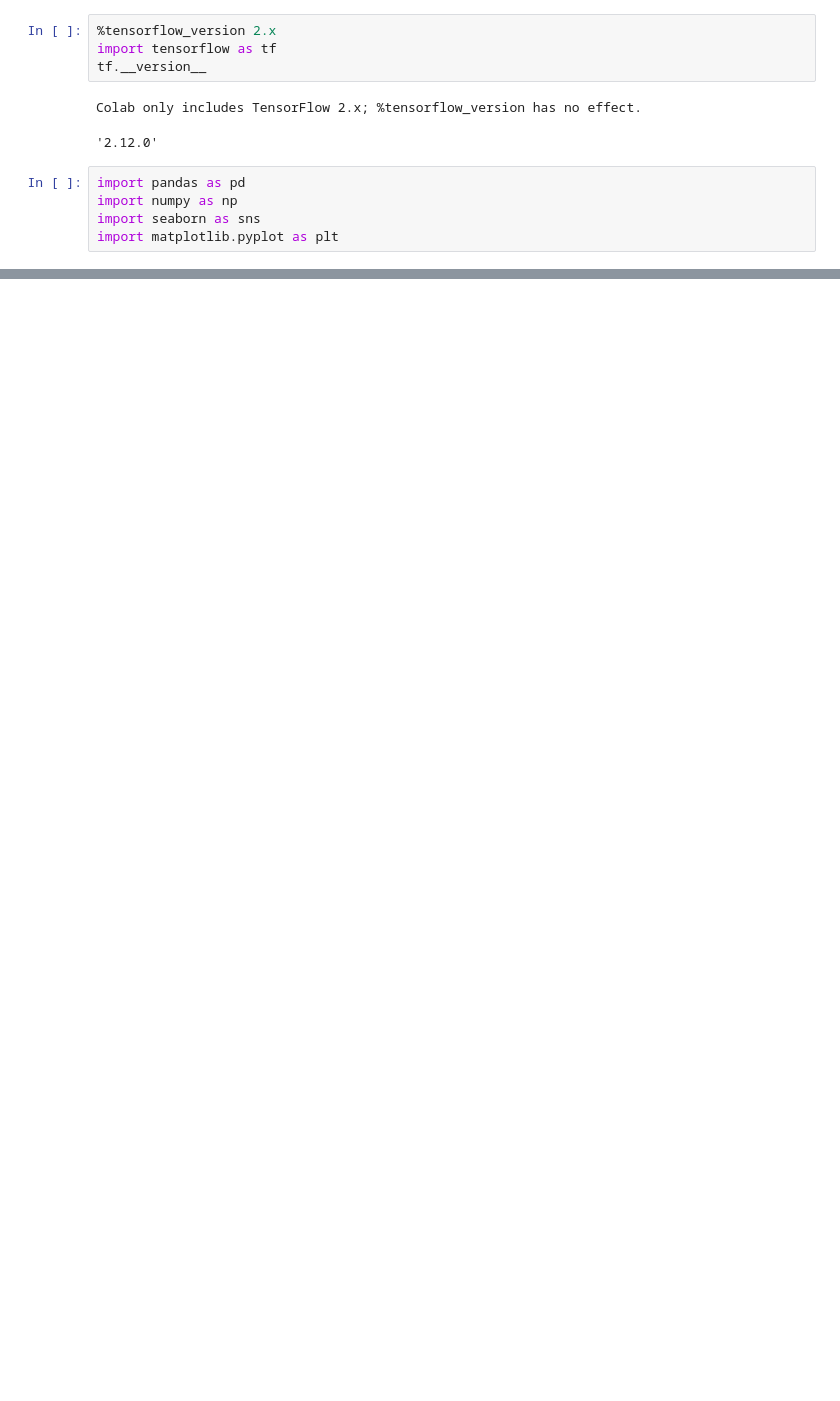
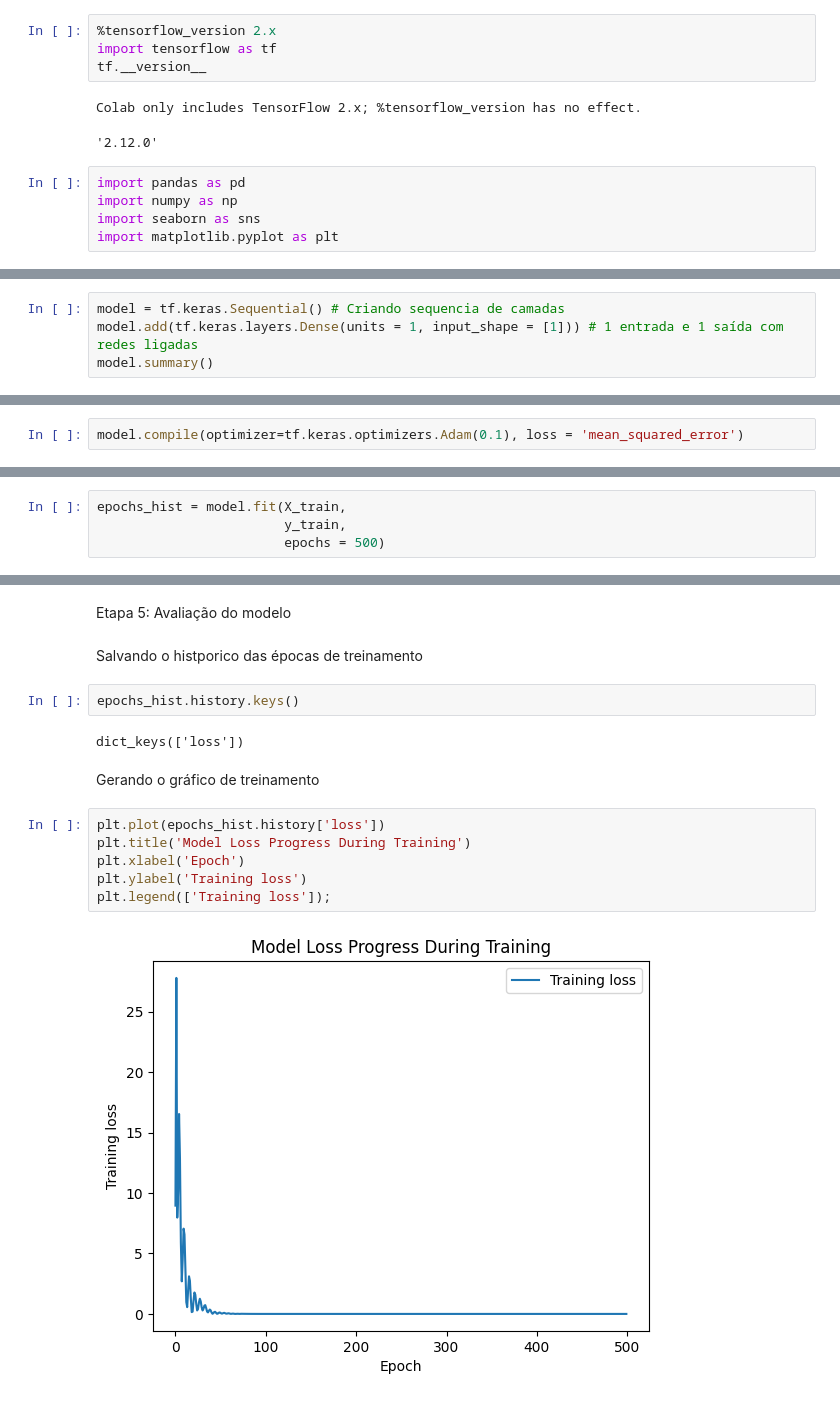
Before and after one commit to cvs2010/Data-Science-Projects, a Jupyter notebook: udemydeeplearning.ipynb, the cells around one changed output, grey strips where cells are left out. Saved outputs shown, nothing was run; the diff lists cells and outputs as text; blank space fills up the shorter version.

```diff
--- a/udemydeeplearning.ipynb
+++ b/udemydeeplearning.ipynb
@@ -131,0 +250,4 @@ FileNotFoundError: ignored
+# %%
+model = tf.keras.Sequential() # Criando sequencia de camadas
+model.add(tf.keras.layers.Dense(units = 1, input_shape = [1])) # 1 entrada e 1 saída com redes ligadas
+model.summary()
@@ -131,0 +269,2 @@ FileNotFoundError: ignored
+# %%
+model.compile(optimizer=tf.keras.optimizers.Adam(0.1), loss = 'mean_squared_error')
@@ -131,0 +274,4 @@ FileNotFoundError: ignored
+# %%
+epochs_hist = model.fit(X_train,
+                        y_train,
+                        epochs = 500)
@@ -131,0 +296,18 @@ FileNotFoundError: ignored
+# %% [markdown]
+Etapa 5: Avaliação do modelo
+# %% [markdown]
+Salvando o histporico das épocas de treinamento
+# %%
+epochs_hist.history.keys()
+# %% [output]
+dict_keys(['loss'])
+# %% [markdown]
+Gerando o gráfico de treinamento
+# %%
+plt.plot(epochs_hist.history['loss'])
+plt.title('Model Loss Progress During Training')
+plt.xlabel('Epoch')
+plt.ylabel('Training loss')
+plt.legend(['Training loss']);
+# %% [output]
+[figure, added]
```
Also changed, not shown: parts of 32 cells of this notebook.
